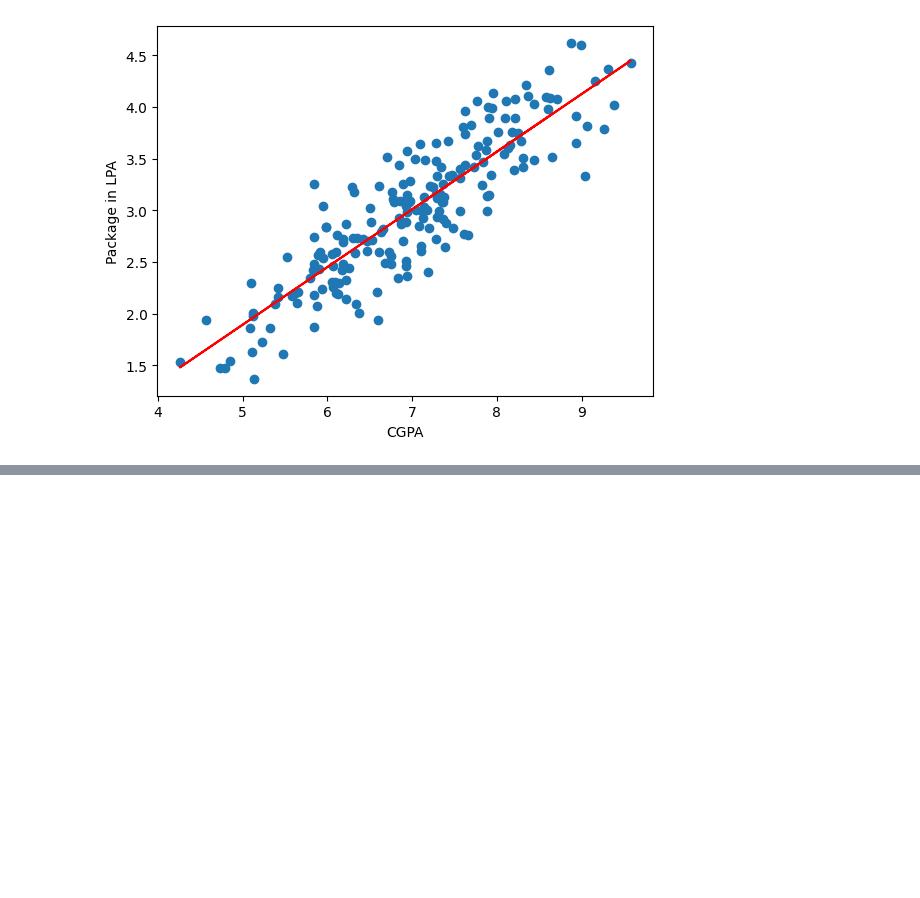
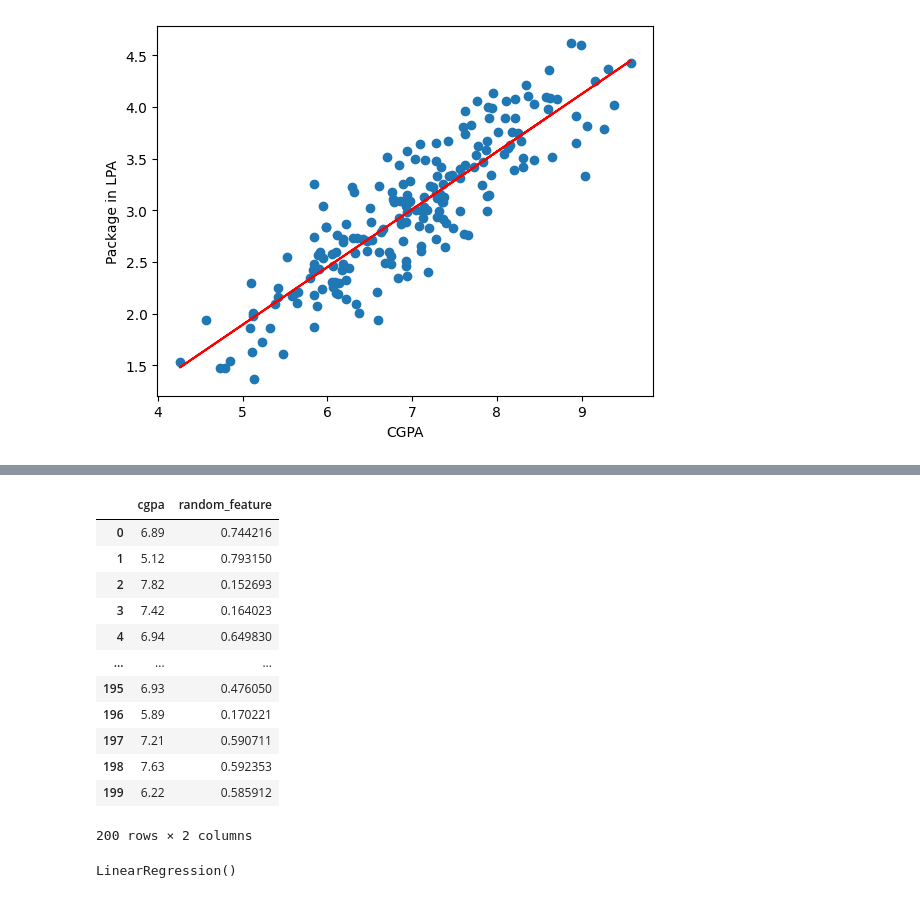
Before and after one commit to Ashutosh975537/ml_algos, a Jupyter notebook: Linear_regression/linear_regresion_accuracy_matrics.ipynb, the cells around one changed output, grey strips where cells are left out. Drawn from its saved outputs; the diff is of its cells as text; code cells hidden in the pictures; blank space fills up the shorter version.

```diff
--- a/Linear_regression/linear_regresion_accuracy_matrics.ipynb
+++ b/Linear_regression/linear_regresion_accuracy_matrics.ipynb
@@ -99,0 +125,17 @@ mean_squared_error(y_test)
+# %%
+x = new_df[['cgpa','random_feature']]
+x
+# %% [output]
+|  | cgpa | random_feature |
+| 0 | 6.89 | 0.744216 |
+| 1 | 5.12 | 0.793150 |
+| 2 | 7.82 | 0.152693 |
+| 3 | 7.42 | 0.164023 |
+| 4 | 6.94 | 0.649830 |
+| ... | ... | ... |
+| 195 | 6.93 | 0.476050 |
+| 196 | 5.89 | 0.170221 |
+| 197 | 7.21 | 0.590711 |
+| 198 | 7.63 | 0.592353 |
+| 199 | 6.22 | 0.585912 |
+200 rows × 2 columns
@@ -99,0 +148,4 @@ mean_squared_error(y_test)
+# %%
+new_lr.fit(x_test,y_test)
+# %% [output]
+LinearRegression()
```
Also changed, not shown: parts of 24 cells of this notebook.
